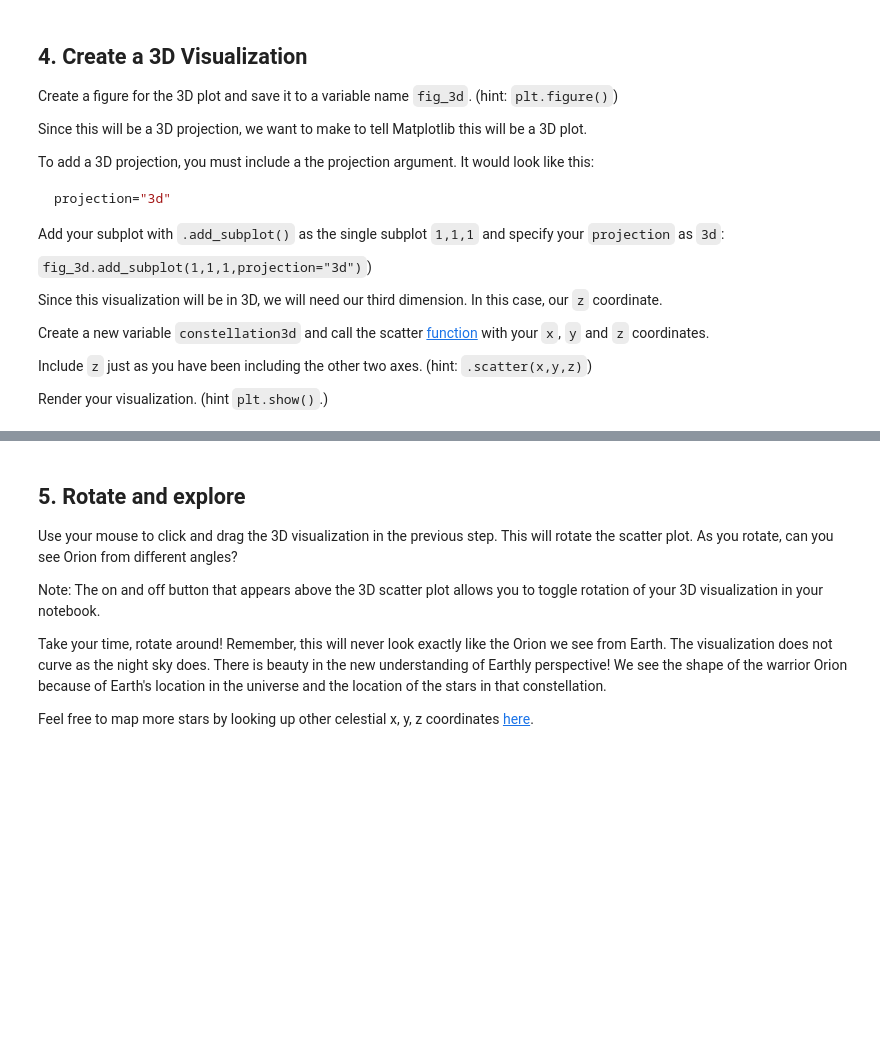
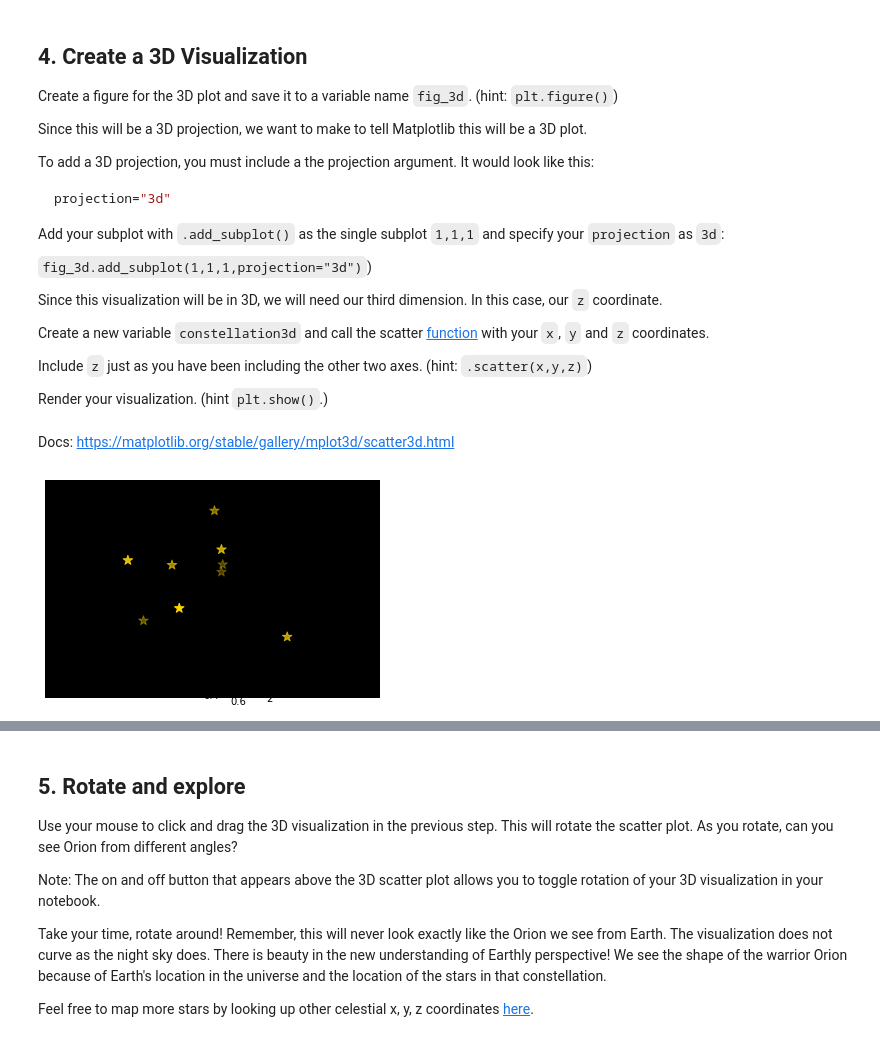
Before and after one commit to maeve70/OrionConstellation, a Jupyter notebook: OrionConstellation.ipynb, the cells around one changed output, grey strips where cells are left out. Cells and saved outputs as stored; diff of their text form; code cells hidden in the pictures; blank space fills up the shorter version.

```diff
--- a/OrionConstellation.ipynb
+++ b/OrionConstellation.ipynb
@@ -93,6 +94,35 @@ Create a new variable `constellation3d` and call the scatter [function](https://
 Include `z` just as you have been including the other two axes. (hint: `.scatter(x,y,z)`)
 
 Render your visualization. (hint `plt.show()`.)
+# %% [markdown]
+Docs:
+https://matplotlib.org/stable/gallery/mplot3d/scatter3d.html
+# %%
+fig3d = plt.figure()
+ax3D = fig3d.add_subplot(1,1,1, projection="3d")
+ax3D.set_facecolor('black')
+#plt.gca().patch.set_facecolor('white')
+ax3D.grid(False)
+ax3D.scatter(x,y,z, c='gold', marker = '*', s= 100)
+
+plt.title('3D Constellation: Orion')
+#ax3D.set_xlabel('x coordinates')
+#ax3D.set_ylabel('y coordinates')
+#ax3D.set_zlabel('z coordinates')
+
+
+#get rid of panes
+ax3D.w_xaxis.set_pane_color((0, 0, 0, 1.0))
+ax3D.w_yaxis.set_pane_color((0, 0, 0, 1.0))
+ax3D.w_zaxis.set_pane_color((0, 0, 0, 1.0))
+
+#test
+#ax3D.scatter(x,y,z, c='gold', marker="*", s= 90, linewidths=1, edgecolor='blue')
+#ax3D.plot(x,y,z, c='gold', marker ='*') #with lines
+
+plt.show()
+# %% [output]
+[figure, added]
 # %%
 fig3d = plt.figure()
 ax3D = fig3d.add_subplot(1,1,1, projection="3d")
```
Also changed, not shown: parts of 6 cells of this notebook.
